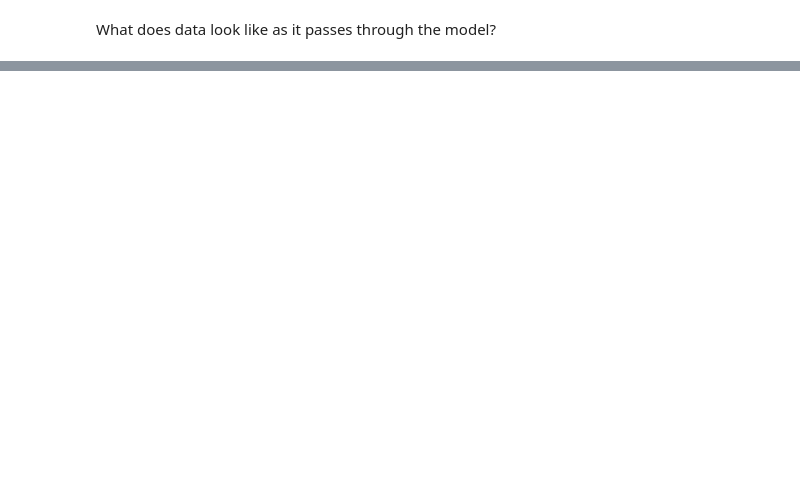
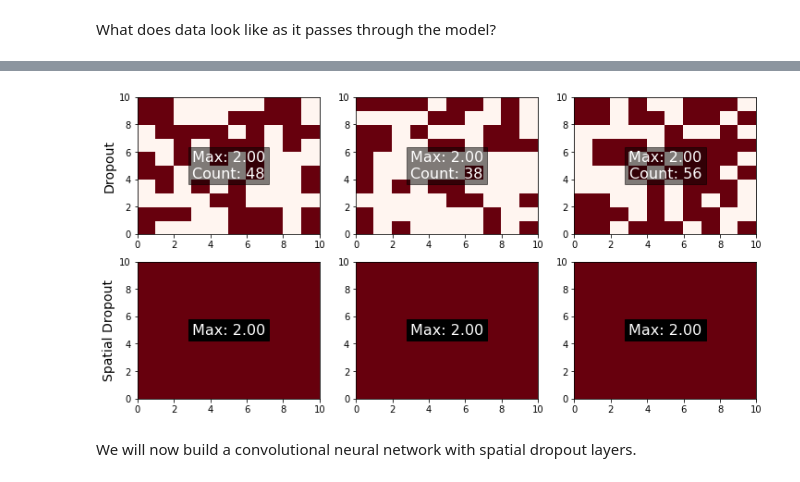
Before and after one commit to djgagne/ams-ml-python-course, a Jupyter notebook: module_3/ML_Short_Course_Module_3_Deep_Learning.ipynb, the cells around one changed output, grey strips where cells are left out. Saved outputs shown, nothing was run; the diff lists cells and outputs as text; code cells hidden in the pictures; blank space fills up the shorter version.

```diff
--- a/module_3/ML_Short_Course_Module_3_Deep_Learning.ipynb
+++ b/module_3/ML_Short_Course_Module_3_Deep_Learning.ipynb
@@ -746,0 +980,23 @@ plt.savefig("supercell_squall.png", dpi=200, bbox_inches="tight")
+# %%
+drop_in = K.placeholder((1, 10, 10, 3))
+dropout_rate = 0.5
+drop = Dropout(dropout_rate)(drop_in)
+spatial_dropout = SpatialDropout2D(dropout_rate)(drop_in)
+drop_func = K.function([drop_in, K.learning_phase()], [drop, spatial_dropout])
+# %%
+input_field = np.ones((1, 10, 10, 3))
+drop_output, space_drop_output = drop_func([input_field, 1])
+fig, axes = plt.subplots(2, 3, figsize=(12, 6))
+axes[0, 0].set_ylabel("Dropout", fontsize=14)
+axes[1, 0].set_ylabel("Spatial Dropout", fontsize=14)
+for a in range(3):
+    axes[0, a].pcolormesh(drop_output[0, :, :, a], vmin=0, vmax=2, cmap="Reds")
+    axes[0, a].text(5, 5, f"Max: {drop_output[0, :, :, a].max():0.2f}\nCount: {np.count_nonzero(drop_output[0, :, :, a]):d}", ha='center', va='center', fontsize=16, color='white',
+                    bbox=dict(facecolor='k', alpha=0.5))
+    axes[1, a].pcolormesh(space_drop_output[0, :, :, a], vmin=0, vmax=2, cmap="Reds")
+    axes[1, a].text(5, 5, f"Max: {space_drop_output[0, :, :, a].max():0.2f}", ha='center', va='center', fontsize=16, color='white',
+                    bbox=dict(facecolor='k'))
+# %% [output]
+[figure, added]
+# %% [markdown]
+We will now build a convolutional neural network with spatial dropout layers.
```
Also changed, not shown: parts of 30 cells of this notebook, 6 other files.
